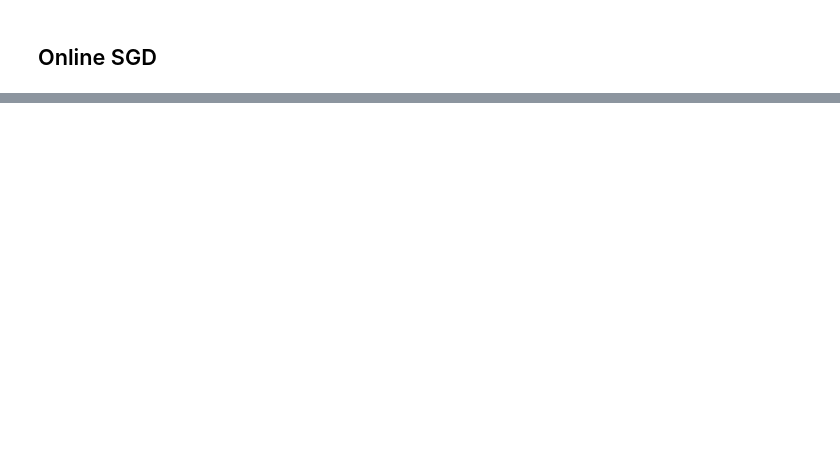
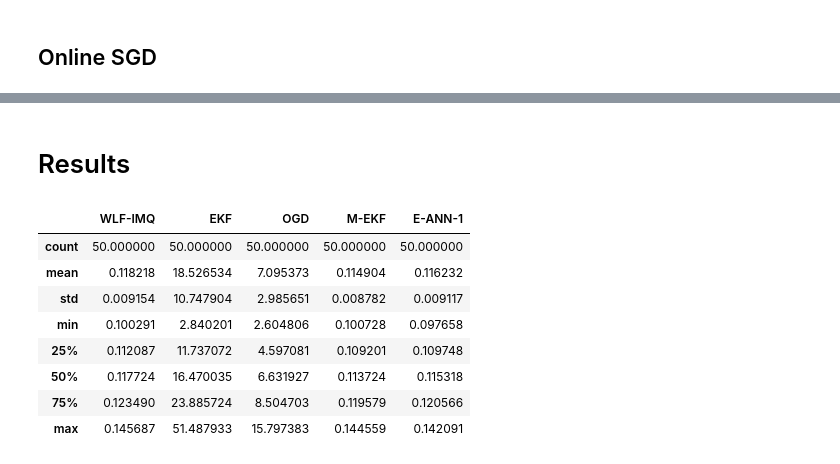
Before and after one commit to gerdm/weighted-likelihood-filter, a Jupyter notebook: experiments/uci-regression.ipynb, the cells around one changed output, grey strips where cells are left out. Drawn from its saved outputs; the diff is of its cells as text; code cells hidden in the pictures; blank space fills up the shorter version.

```diff
--- a/experiments/uci-regression.ipynb
+++ b/experiments/uci-regression.ipynb
@@ -156,2 +299,4 @@ plt.scatter(y[ix_clean], yhat[ix_clean])
+# %%
+err_collection_mekf = pd.DataFrame(np.power(y_collection - yhat_collection_mekf, 2).T)
 # %% [markdown]
 ## Online SGD
@@ -195,0 +338,2 @@ plt.grid(alpha=0.3)
+# %% [markdown]
+# Results
@@ -195,0 +342,20 @@ plt.grid(alpha=0.3)
+# %%
+df_results = pd.DataFrame({
+    "WLF-IMQ": err_collection_wlf.mul(mask_clean).sum(axis=0) / mask_clean.sum(axis=0),
+    "EKF": err_collection_ekf.mul(mask_clean).sum(axis=0) / mask_clean.sum(axis=0),
+    "OGD": err_collection_ogd.mul(mask_clean).sum(axis=0) / mask_clean.sum(axis=0),
+    "M-EKF": err_collection_mekf.mul(mask_clean).sum(axis=0) / mask_clean.sum(axis=0),
+    "E-ANN-1": err_collection_ann1.mul(mask_clean).sum(axis=0) / mask_clean.sum(axis=0),
+})
+
+df_results.describe()
+# %% [output]
+|  | WLF-IMQ | EKF | OGD | M-EKF | E-ANN-1 |
+| count | 50.000000 | 50.000000 | 50.000000 | 50.000000 | 50.000000 |
+| mean | 0.118218 | 18.526534 | 7.095373 | 0.114904 | 0.116232 |
+| std | 0.009154 | 10.747904 | 2.985651 | 0.008782 | 0.009117 |
+| min | 0.100291 | 2.840201 | 2.604806 | 0.100728 | 0.097658 |
+| 25% | 0.112087 | 11.737072 | 4.597081 | 0.109201 | 0.109748 |
+| 50% | 0.117724 | 16.470035 | 6.631927 | 0.113724 | 0.115318 |
+| 75% | 0.123490 | 23.885724 | 8.504703 | 0.119579 | 0.120566 |
+| max | 0.145687 | 51.487933 | 15.797383 | 0.144559 | 0.142091 |
```
Also changed, not shown: parts of 57 cells of this notebook, 1 other file.
